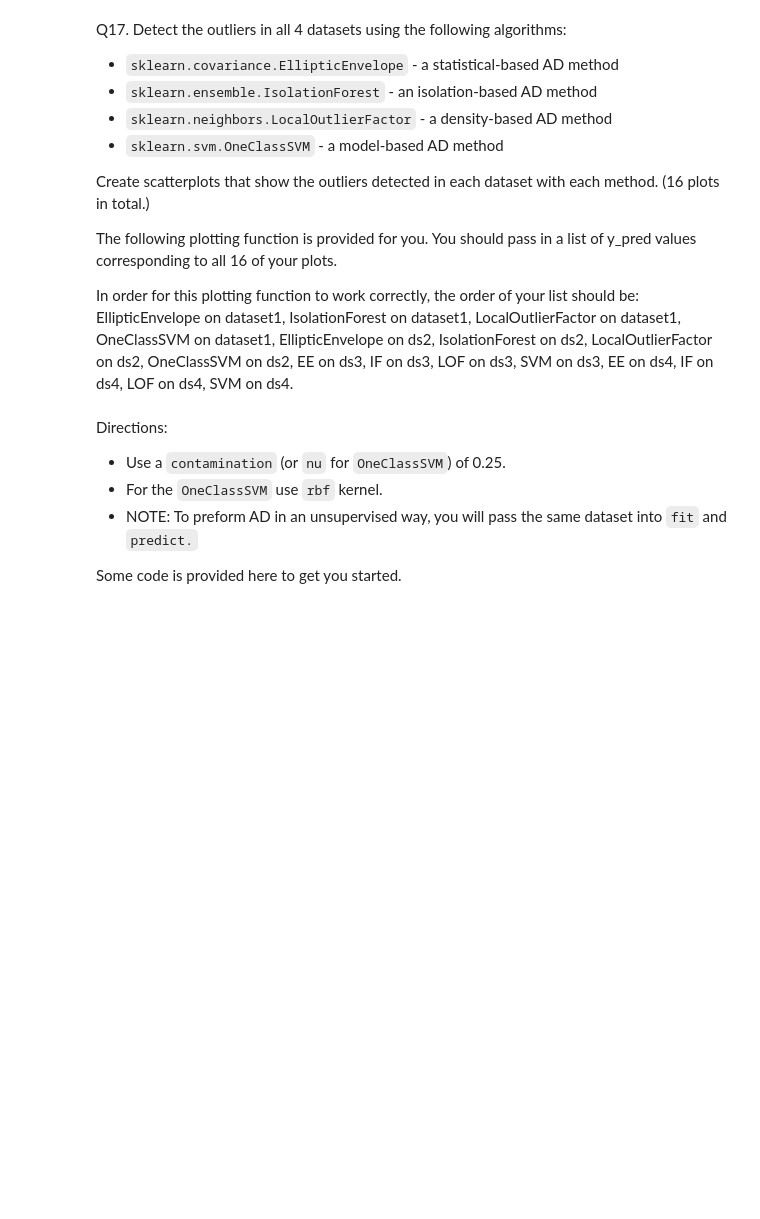
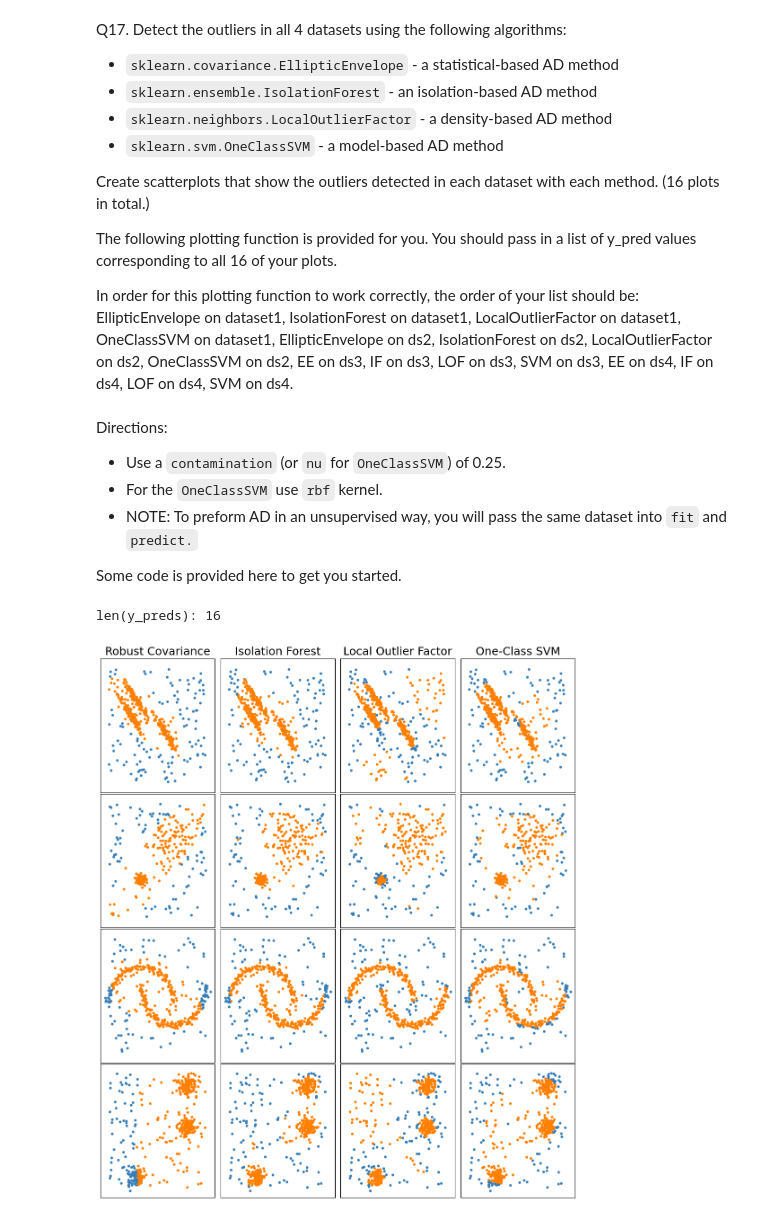
Before and after one commit to sebiaramirez/ml-homework-5, a Jupyter notebook: HW5 - Clustering.ipynb, the cells around one changed output. Drawn from its saved outputs; the diff is of its cells as text; code cells hidden in the pictures; blank space fills up the shorter version.

```diff
--- a/HW5 - Clustering.ipynb
+++ b/HW5 - Clustering.ipynb
@@ -300,30 +375,46 @@ Some code is provided here to get you started.
 # %%
 from sklearn.covariance import EllipticEnvelope
 from sklearn.ensemble import IsolationForest
 from sklearn.neighbors import LocalOutlierFactor
 from sklearn.svm import OneClassSVM
 
 
 outliers_fraction = 0.25
 
 #this will be your list of 16 plots
 y_pred_list = list()
 
 #for each of the 4 datasets
 for X in datasets:
 
     #apply EllipticEnvelope AD
     #append resulting y_pred to y_pred_list
+    ee = EllipticEnvelope(contamination=outliers_fraction)
+    y_ee = ee.fit_predict(X)
+    y_pred_list.append(y_ee)
 
     #apply IsolationForest AD
     #append resulting y_pred to y_pred_list
+    isof = IsolationForest(contamination=outliers_fraction, random_state= 47)
+    y_isof = isof.fit_predict(X)
+    y_pred_list.append(y_isof)
 
     #apply LocalOutlierFactor AD
     #append resulting y_pred to y_pred_list
+    lof = LocalOutlierFactor(contamination=outliers_fraction)
+    y_lof = lof.fit_predict(X)
+    y_pred_list.append(y_lof)
+
 
     #apply OneClassSVM AD
     #append resulting y_pred to y_pred_list
+    svm = OneClassSVM(nu=outliers_fraction, kernel='rbf')
+    y_svm = svm.fit_predict(X)
+    y_pred_list.append(y_svm)
 
 
 
 plot_all(y_pred_list)
+# %% [output]
+len(y_preds): 16
+[figure, added]
```
Also changed, not shown: parts of 9 cells of this notebook.
